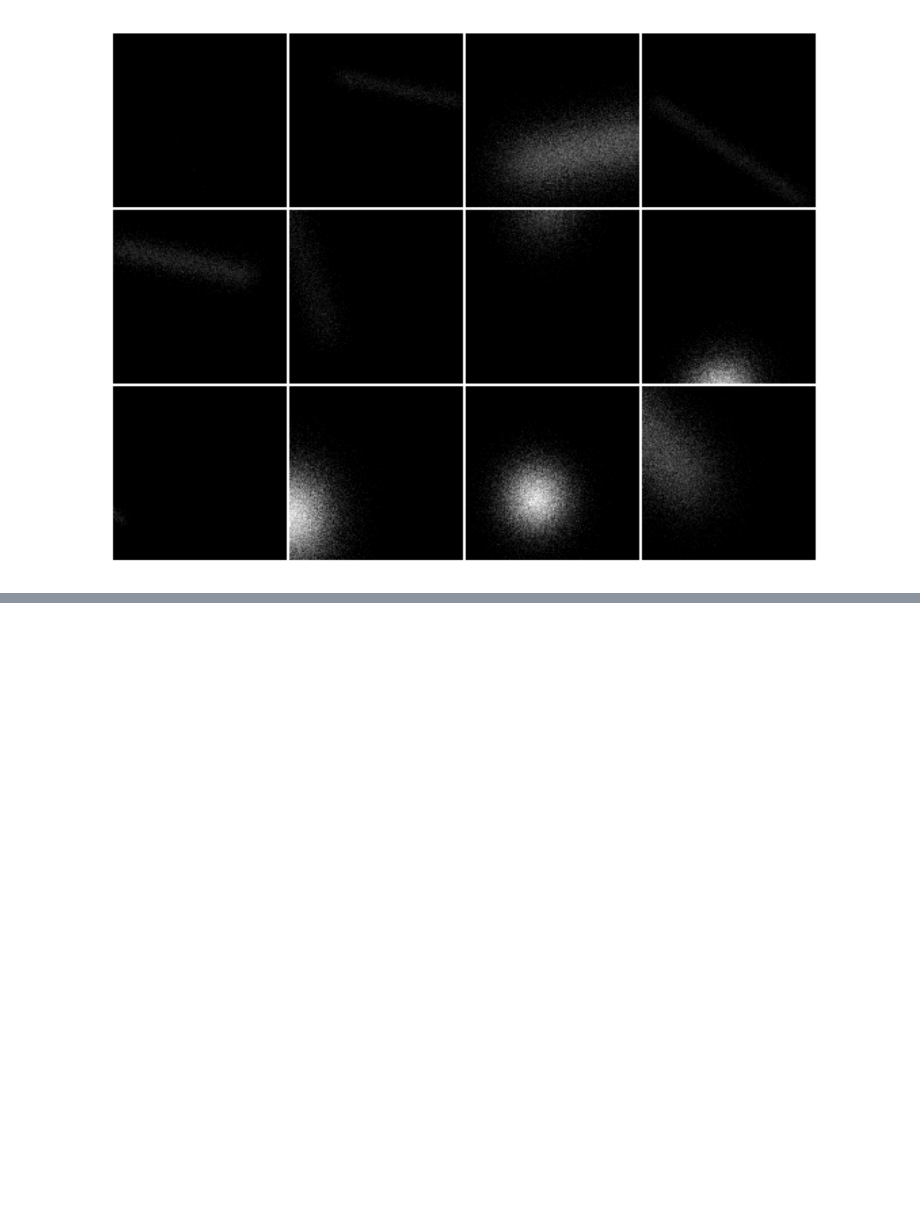
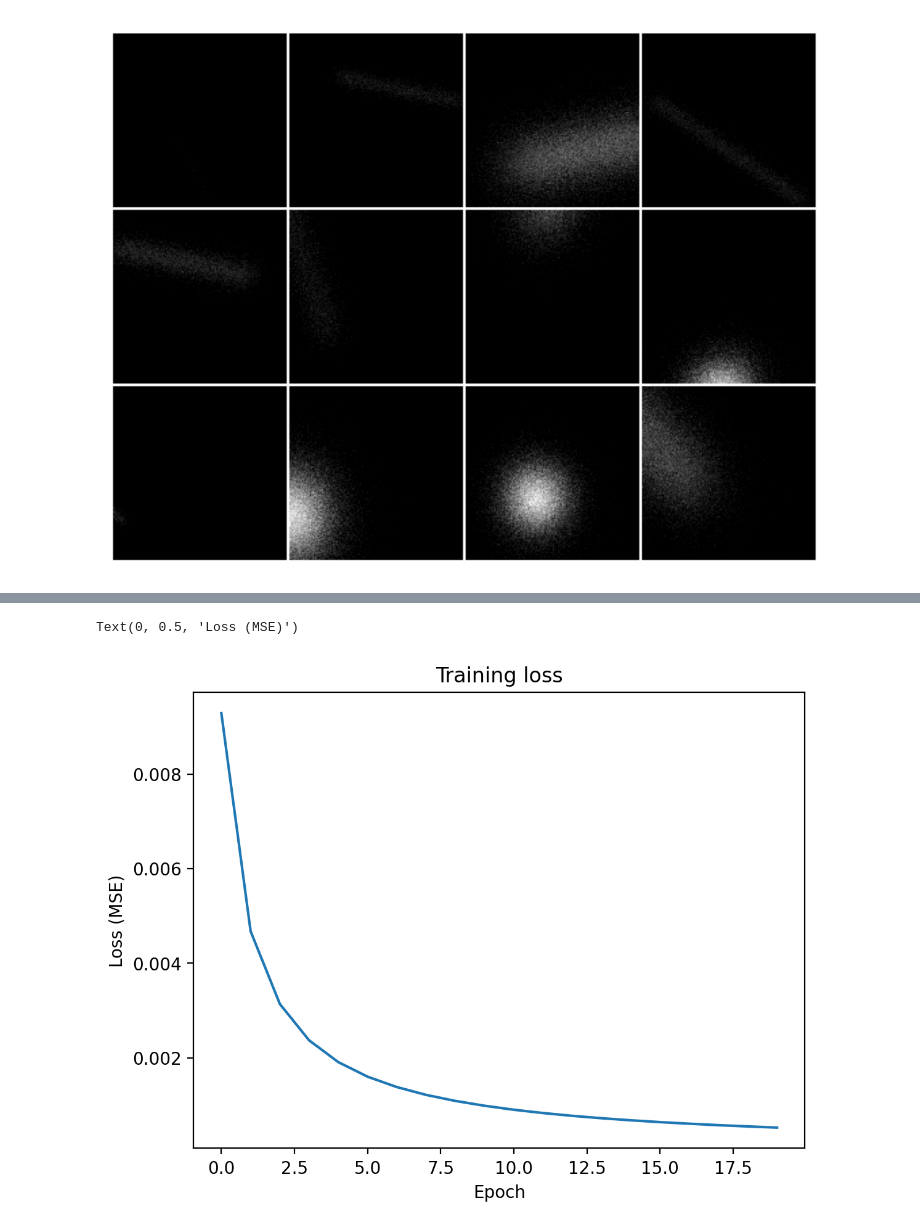
Before and after one commit to awong234/torch-for-image-and-video, a Jupyter notebook: nn_video.ipynb, the cells around one changed output, grey strips where cells are left out. Drawn from its saved outputs; the diff is of its cells as text; code cells hidden in the pictures; blank space fills up the shorter version.

Commit message:
Update with new architecture; predicted all zeros

```diff
--- a/nn_video.ipynb
+++ b/nn_video.ipynb
@@ -442,0 +654,47 @@ Clipping input data to the valid range for imshow with RGB data ([0..1] for floa
+# %%
+train_dataloader = DataLoader(traindata, batch_size=4, shuffle=True)
+
+net = VideoResNet2(BasicBlock, [Conv2Plus1D] * 8, [2, 2, 2, 2], R2Plus1dStem).to("cuda")
+if not os.path.isdir('modelsave'):
+    os.mkdir('modelsave')
+
+if not 'videoresnet2.pt' in os.listdir('modelsave'):
+    optimizer = optim.Adam(net.parameters(), lr=0.001)
+
+    train_loss = []
+    epoch_loss = []
+    for epoch in tqdm(range(20)):
+        for i, data in enumerate(train_dataloader):
+            blob, blob_tensor, claims, claims_tensor, final_state  = data
+            blob_tensor = blob_tensor.to("cuda")
+            final_state = final_state.to("cuda")
+            optimizer.zero_grad()
+            output_tensor = net(blob_tensor)
+            loss_tensor = nn.MSELoss()(
+                output_tensor, final_state
+            )
+            loss_tensor.backward()
+            train_loss.append(loss_tensor.cpu().detach().numpy().tolist())
+            optimizer.step()
+        epoch_loss_one = np.mean(train_loss)
+        epoch_loss.append(epoch_loss_one)
+
+    torch.save(net.state_dict(), 'modelsave/videoresnet2.pt')
+    with open('modelsave/epoch-loss-2.pkl', 'wb') as fp:
+        pickle.dump(epoch_loss, fp)
+    with open('modelsave/train-loss-2.pkl', 'wb') as fp:
+        pickle.dump(train_loss, fp)
+else:
+    net.load_state_dict(torch.load('modelsave/videoresnet2.pt'))
+    with open ('modelsave/epoch-loss-2.pkl', 'rb') as fp:
+        epoch_loss = pickle.load(fp)
+    with open ('modelsave/train-loss-2.pkl', 'rb') as fp:
+        train_loss = pickle.load(fp)
+# %%
+plt.plot(epoch_loss)
+plt.title("Training loss")
+plt.xlabel('Epoch')
+plt.ylabel('Loss (MSE)')
+# %% [output]
+Text(0, 0.5, 'Loss (MSE)')
+[figure, added]
```
Also changed, not shown: parts of 13 cells of this notebook.
